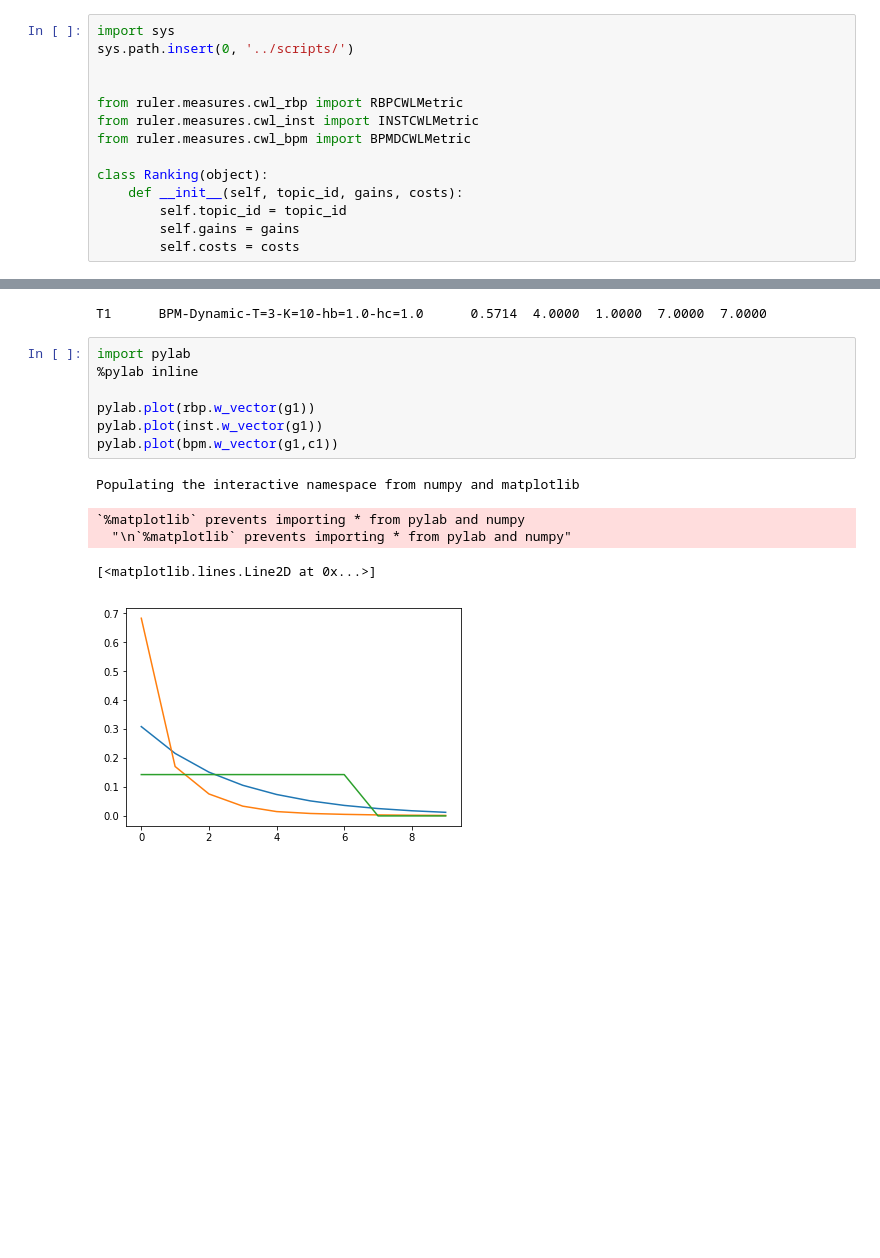
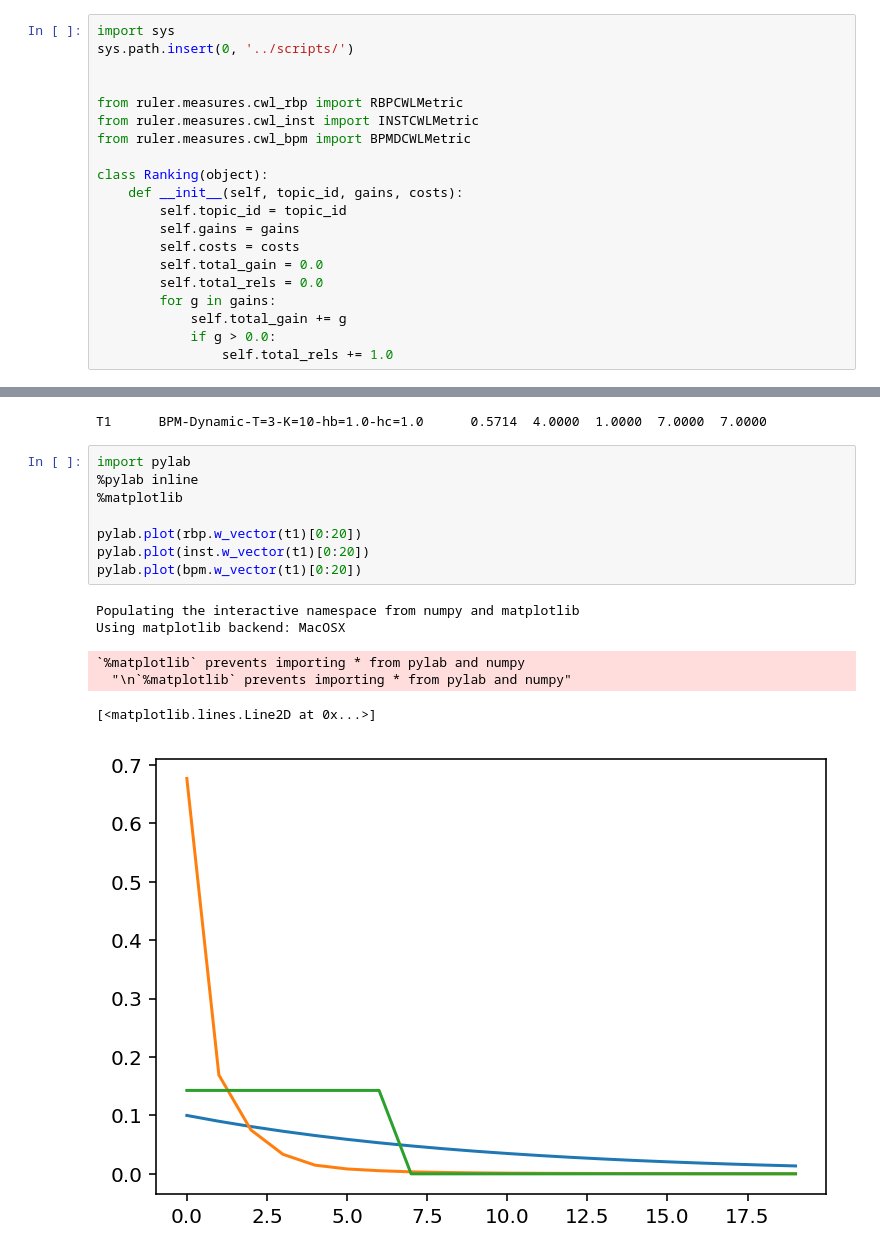
Before and after one commit to leifos/cwl, a Jupyter notebook: examples/CWL-Weights-Notebook.ipynb, the cells around one changed output, grey strips where cells are left out. Drawn from its saved outputs; the diff is of its cells as text; blank space fills up the shorter version.

```diff
--- a/examples/CWL-Weights-Notebook.ipynb
+++ b/examples/CWL-Weights-Notebook.ipynb
@@ -12,6 +12,12 @@ class Ranking(object):
         self.topic_id = topic_id
         self.gains = gains
         self.costs = costs
+        self.total_gain = 0.0
+        self.total_rels = 0.0
+        for g in gains:
+            self.total_gain += g
+            if g > 0.0:
+                self.total_rels += 1.0
 # %%
 g1 = [ 1,0,1,1,0,0,1,0,1,0]
 c1 = [ 1,1,1,1,1,1,1,1,1,1]
@@ -58,13 +63,15 @@ T1      BPM-Dynamic-T=3-K=10-hb=1.0-hc=1.0      0.5714  4.0000  1.0000  7.0000
 # %%
 import pylab
 %pylab inline
+%matplotlib
 
-pylab.plot(rbp.w_vector(g1))
-pylab.plot(inst.w_vector(g1))
-pylab.plot(bpm.w_vector(g1,c1))
+pylab.plot(rbp.w_vector(t1)[0:20])
+pylab.plot(inst.w_vector(t1)[0:20])
+pylab.plot(bpm.w_vector(t1)[0:20])
 # %% [output]
 Populating the interactive namespace from numpy and matplotlib
+Using matplotlib backend: MacOSX
 `%matplotlib` prevents importing * from pylab and numpy
   "\n`%matplotlib` prevents importing * from pylab and numpy"
 [<matplotlib.lines.Line2D at 0x...>]
-[figure, old version]
+[figure, new version]
```
Also changed, not shown: parts of 6 cells of this notebook, 2 other files.
